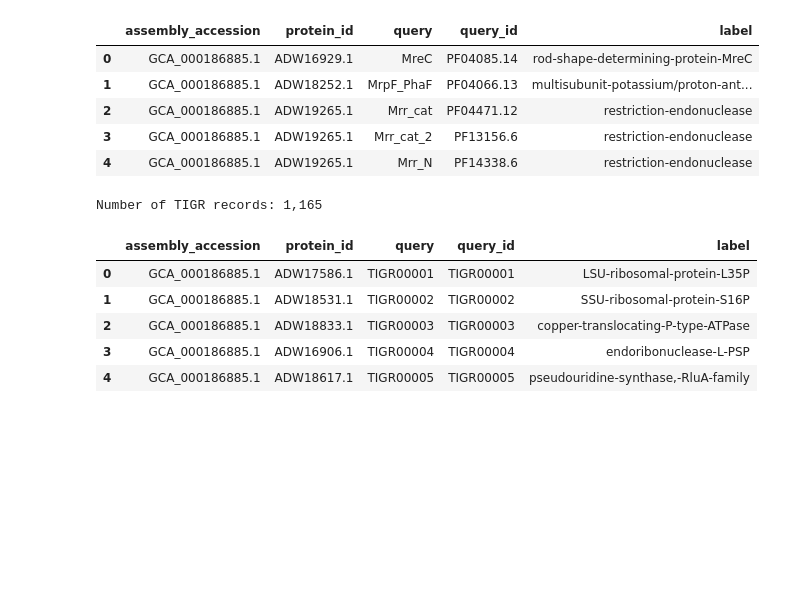
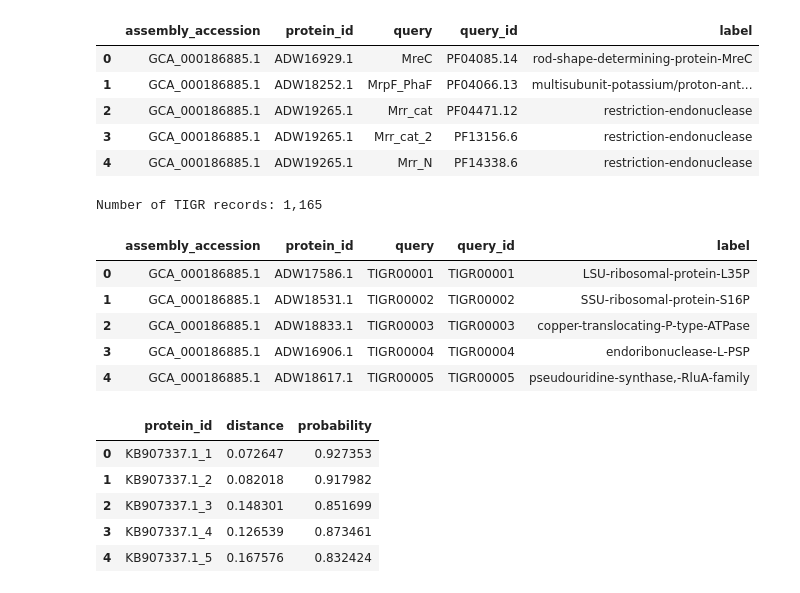
Before and after one commit to srom/nbias, a Jupyter notebook: notebook/Assemblies metadata.ipynb, the cells around one changed output. Drawn from its saved outputs; the diff is of its cells as text; code cells hidden in the pictures; blank space fills up the shorter version.

```diff
--- a/notebook/Assemblies metadata.ipynb
+++ b/notebook/Assemblies metadata.ipynb
@@ -151,3 +151,18 @@ Number of TIGR records: 1,165
 | 2 | GCA_000186885.1 | ADW18833.1 | TIGR00003 | TIGR00003 | copper-translocating-P-type-ATPase |
 | 3 | GCA_000186885.1 | ADW16906.1 | TIGR00004 | TIGR00004 | endoribonuclease-L-PSP |
 | 4 | GCA_000186885.1 | ADW18617.1 | TIGR00005 | TIGR00005 | pseudouridine-synthase,-RluA-family |
+# %%
+assembly = 'GCA_000381985.1'
+p = os.path.join(
+    os.getcwd(),
+    f'data/sequences/{assembly}/{assembly}tri_nucleotide_distance_to_mean.csv',
+)
+df = pd.read_csv(p)
+df.head()
+# %% [output]
+|  | protein_id | distance | probability |
+| 0 | KB907337.1_1 | 0.072647 | 0.927353 |
+| 1 | KB907337.1_2 | 0.082018 | 0.917982 |
+| 2 | KB907337.1_3 | 0.148301 | 0.851699 |
+| 3 | KB907337.1_4 | 0.126539 | 0.873461 |
+| 4 | KB907337.1_5 | 0.167576 | 0.832424 |
```
Also changed, not shown: parts of 2 cells of this notebook, 1 other file.
